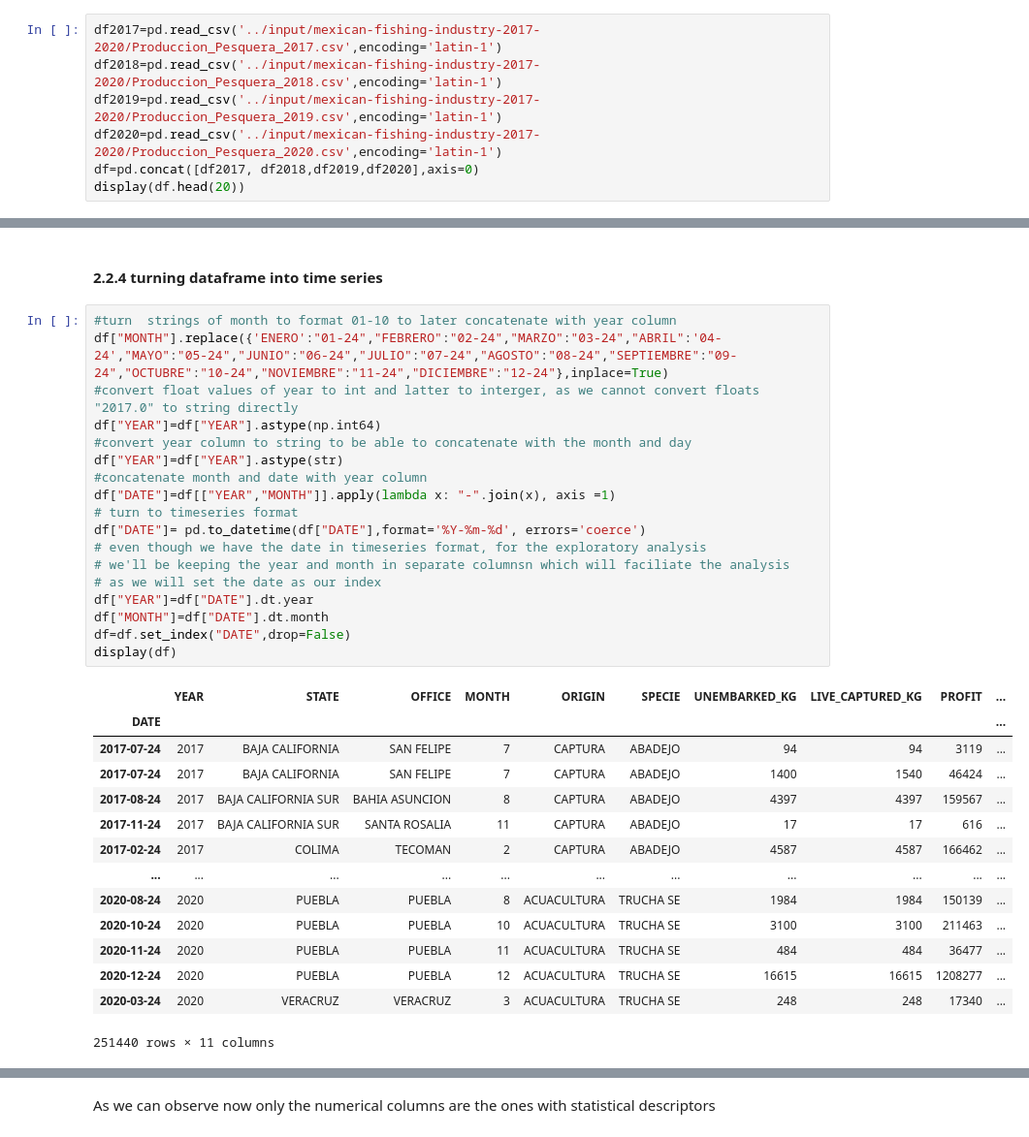
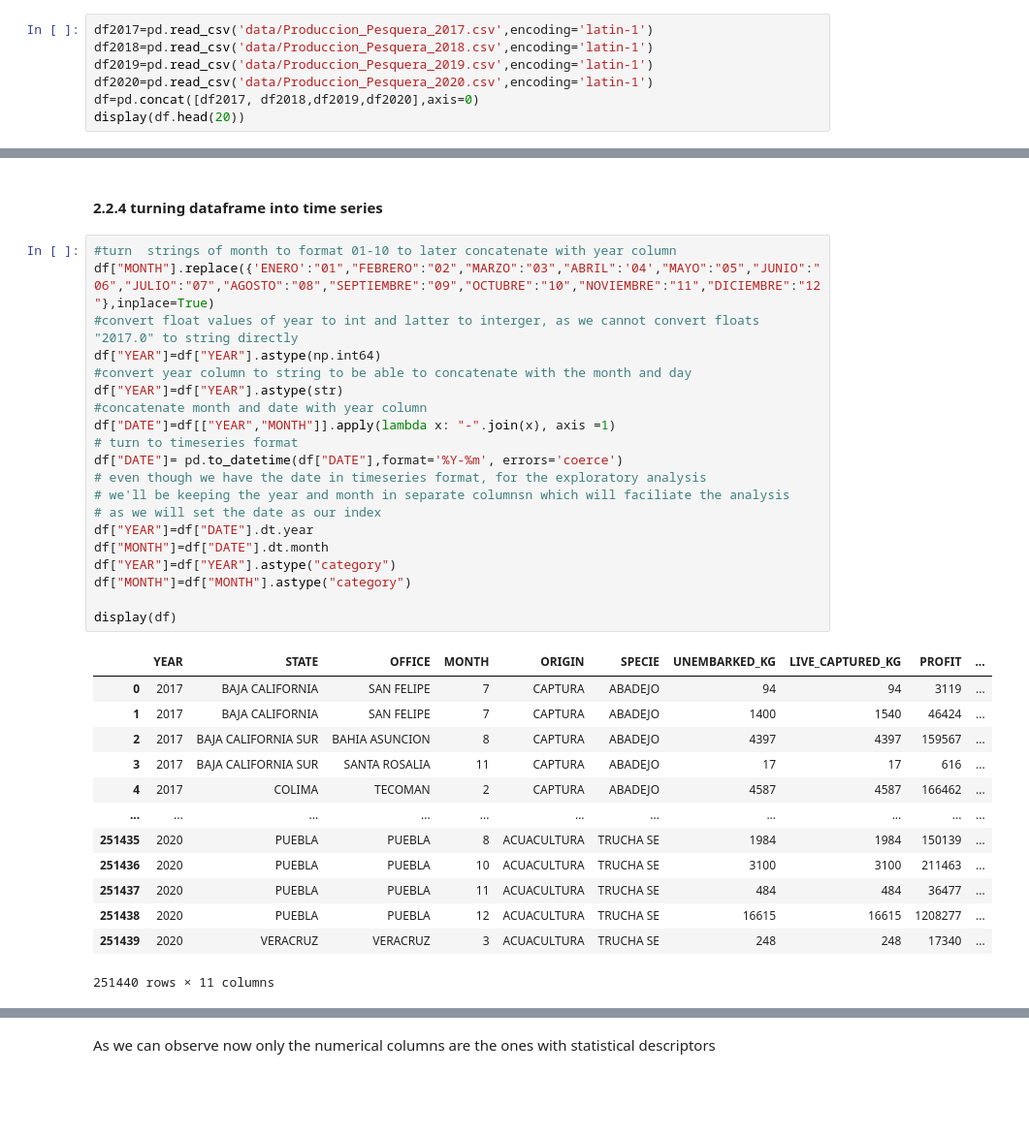
Before and after one commit to mr-nahash/ML-prediction-of-sinaloa-s-fishing-production, a Jupyter notebook: ml-forecasting-of-mexican-fish-industry-production.ipynb, the cells around one changed output, grey strips where cells are left out. Shown at 97% size. Saved outputs shown, nothing was run; the diff lists cells and outputs as text; blank space fills up the shorter version.

```diff
--- a/ml-forecasting-of-mexican-fish-industry-production.ipynb
+++ b/ml-forecasting-of-mexican-fish-industry-production.ipynb
@@ -33,10 +28,10 @@ import numpy as np
 # %% [markdown]
 we now turn the CSV files to dataframes using the pandas library and concatenated them into a single dataframe called "df"
 # %%
-df2017=pd.read_csv('../input/mexican-fishing-industry-2017-2020/Produccion_Pesquera_2017.csv',encoding='latin-1')
-df2018=pd.read_csv('../input/mexican-fishing-industry-2017-2020/Produccion_Pesquera_2018.csv',encoding='latin-1')
-df2019=pd.read_csv('../input/mexican-fishing-industry-2017-2020/Produccion_Pesquera_2019.csv',encoding='latin-1')
-df2020=pd.read_csv('../input/mexican-fishing-industry-2017-2020/Produccion_Pesquera_2020.csv',encoding='latin-1')
+df2017=pd.read_csv('data/Produccion_Pesquera_2017.csv',encoding='latin-1')
+df2018=pd.read_csv('data/Produccion_Pesquera_2018.csv',encoding='latin-1')
+df2019=pd.read_csv('data/Produccion_Pesquera_2019.csv',encoding='latin-1')
+df2020=pd.read_csv('data/Produccion_Pesquera_2020.csv',encoding='latin-1')
 df=pd.concat([df2017, df2018,df2019,df2020],axis=0)
 display(df.head(20))
 # %% [output]
@@ -220,36 +215,37 @@ None
 #### 2.2.4 turning dataframe into time series
 # %%
 #turn  strings of month to format 01-10 to later concatenate with year column
-df["MONTH"].replace({'ENERO':"01-24","FEBRERO":"02-24","MARZO":"03-24","ABRIL":'04-24',"MAYO":"05-24","JUNIO":"06-24","JULIO":"07-24","AGOSTO":"08-24","SEPTIEMBRE":"09-24","OCTUBRE":"10-24","NOVIEMBRE":"11-24","DICIEMBRE":"12-24"},inplace=True)
+df["MONTH"].replace({'ENERO':"01","FEBRERO":"02","MARZO":"03","ABRIL":'04',"MAYO":"05","JUNIO":"06","JULIO":"07","AGOSTO":"08","SEPTIEMBRE":"09","OCTUBRE":"10","NOVIEMBRE":"11","DICIEMBRE":"12"},inplace=True)
 #convert float values of year to int and latter to interger, as we cannot convert floats "2017.0" to string directly
 df["YEAR"]=df["YEAR"].astype(np.int64)
 #convert year column to string to be able to concatenate with the month and day
 df["YEAR"]=df["YEAR"].astype(str)
 #concatenate month and date with year column
 df["DATE"]=df[["YEAR","MONTH"]].apply(lambda x: "-".join(x), axis =1)
 # turn to timeseries format
-df["DATE"]= pd.to_datetime(df["DATE"],format='%Y-%m-%d', errors='coerce')
+df["DATE"]= pd.to_datetime(df["DATE"],format='%Y-%m', errors='coerce')
 # even though we have the date in timeseries format, for the exploratory analysis
 # we'll be keeping the year and month in separate columnsn which will faciliate the analysis
 # as we will set the date as our index
 df["YEAR"]=df["DATE"].dt.year
 df["MONTH"]=df["DATE"].dt.month
-df=df.set_index("DATE",drop=False)
+df["YEAR"]=df["YEAR"].astype("category")
+df["MONTH"]=df["MONTH"].astype("category")
+
 display(df)
 # %% [output]
 |  | YEAR | STATE | OFFICE | MONTH | ORIGIN | SPECIE | UNEMBARKED_KG | LIVE_CAPTURED_KG | PROFIT | ... |
-| DATE |  |  |  |  |  |  |  |  |  | ... |
-| 2017-07-24 | 2017 | BAJA CALIFORNIA | SAN FELIPE | 7 | CAPTURA | ABADEJO | 94 | 94 | 3119 | ... |
-| 2017-07-24 | 2017 | BAJA CALIFORNIA | SAN FELIPE | 7 | CAPTURA | ABADEJO | 1400 | 1540 | 46424 | ... |
-| 2017-08-24 | 2017 | BAJA CALIFORNIA SUR | BAHIA ASUNCION | 8 | CAPTURA | ABADEJO | 4397 | 4397 | 159567 | ... |
-| 2017-11-24 | 2017 | BAJA CALIFORNIA SUR | SANTA ROSALIA | 11 | CAPTURA | ABADEJO | 17 | 17 | 616 | ... |
-| 2017-02-24 | 2017 | COLIMA | TECOMAN | 2 | CAPTURA | ABADEJO | 4587 | 4587 | 166462 | ... |
+| 0 | 2017 | BAJA CALIFORNIA | SAN FELIPE | 7 | CAPTURA | ABADEJO | 94 | 94 | 3119 | ... |
+| 1 | 2017 | BAJA CALIFORNIA | SAN FELIPE | 7 | CAPTURA | ABADEJO | 1400 | 1540 | 46424 | ... |
+| 2 | 2017 | BAJA CALIFORNIA SUR | BAHIA ASUNCION | 8 | CAPTURA | ABADEJO | 4397 | 4397 | 159567 | ... |
+| 3 | 2017 | BAJA CALIFORNIA SUR | SANTA ROSALIA | 11 | CAPTURA | ABADEJO | 17 | 17 | 616 | ... |
+| 4 | 2017 | COLIMA | TECOMAN | 2 | CAPTURA | ABADEJO | 4587 | 4587 | 166462 | ... |
 | ... | ... | ... | ... | ... | ... | ... | ... | ... | ... | ... |
-| 2020-08-24 | 2020 | PUEBLA | PUEBLA | 8 | ACUACULTURA | TRUCHA SE | 1984 | 1984 | 150139 | ... |
-| 2020-10-24 | 2020 | PUEBLA | PUEBLA | 10 | ACUACULTURA | TRUCHA SE | 3100 | 3100 | 211463 | ... |
-| 2020-11-24 | 2020 | PUEBLA | PUEBLA | 11 | ACUACULTURA | TRUCHA SE | 484 | 484 | 36477 | ... |
-| 2020-12-24 | 2020 | PUEBLA | PUEBLA | 12 | ACUACULTURA | TRUCHA SE | 16615 | 16615 | 1208277 | ... |
-| 2020-03-24 | 2020 | VERACRUZ | VERACRUZ | 3 | ACUACULTURA | TRUCHA SE | 248 | 248 | 17340 | ... |
+| 251435 | 2020 | PUEBLA | PUEBLA | 8 | ACUACULTURA | TRUCHA SE | 1984 | 1984 | 150139 | ... |
+| 251436 | 2020 | PUEBLA | PUEBLA | 10 | ACUACULTURA | TRUCHA SE | 3100 | 3100 | 211463 | ... |
+| 251437 | 2020 | PUEBLA | PUEBLA | 11 | ACUACULTURA | TRUCHA SE | 484 | 484 | 36477 | ... |
+| 251438 | 2020 | PUEBLA | PUEBLA | 12 | ACUACULTURA | TRUCHA SE | 16615 | 16615 | 1208277 | ... |
+| 251439 | 2020 | VERACRUZ | VERACRUZ | 3 | ACUACULTURA | TRUCHA SE | 248 | 248 | 17340 | ... |
 251440 rows × 11 columns
 # %%
 df_fishing_2017_2020=df
```
Also changed, not shown: parts of 56 cells of this notebook, 3 other files.
